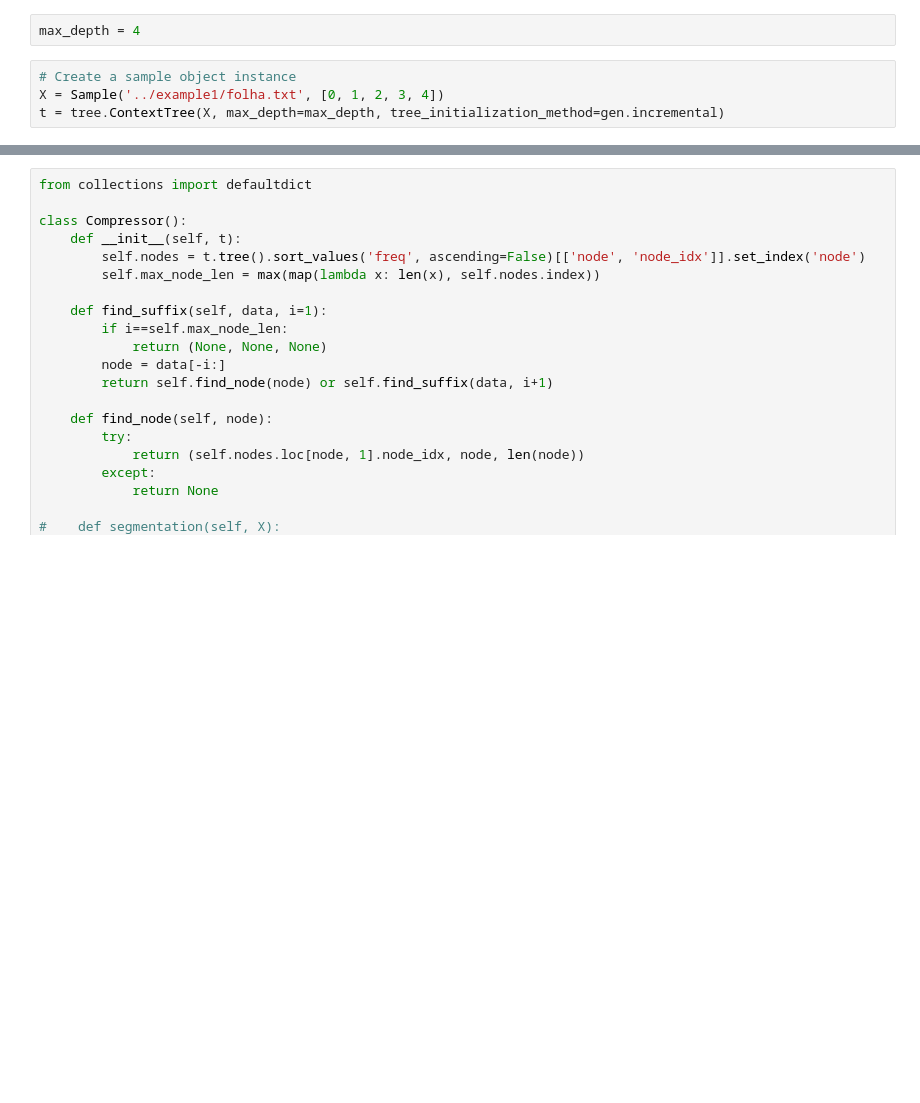
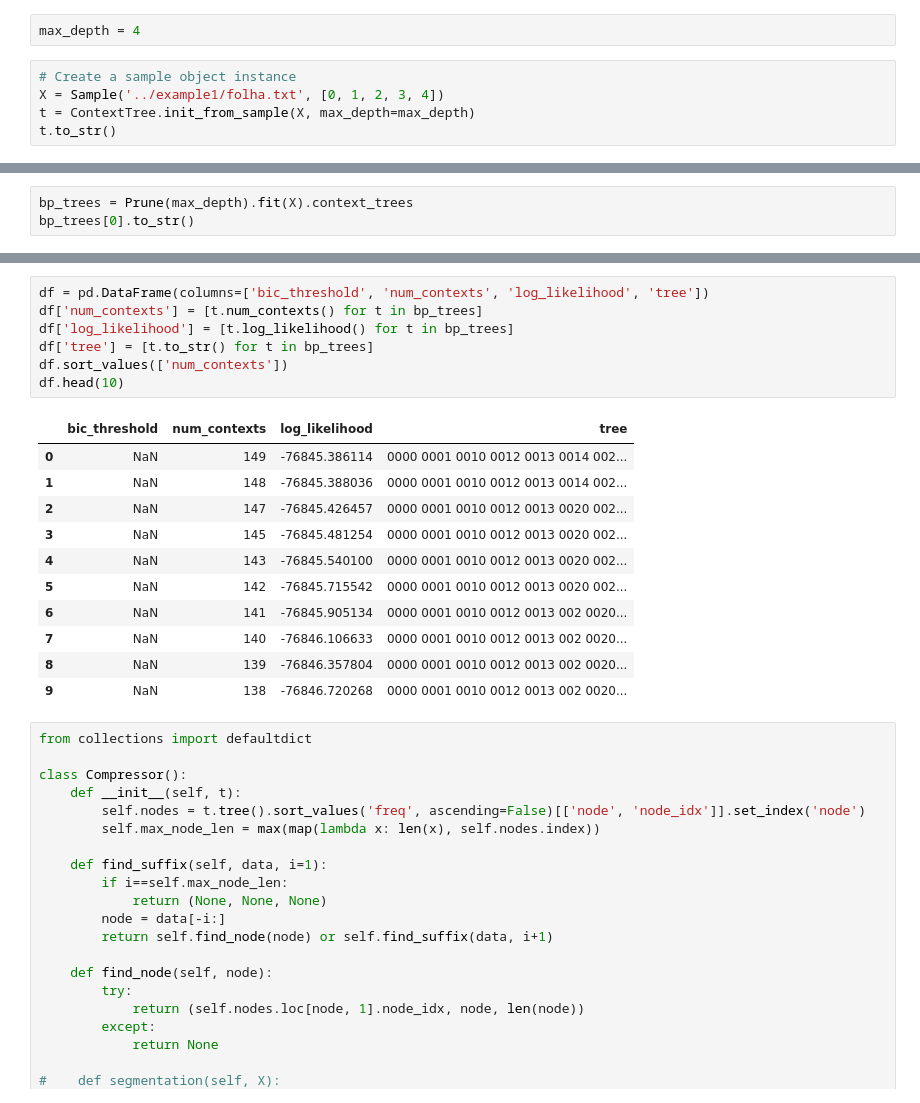
Before and after one commit to neuromat/smallest_maximizer_criterion, a Jupyter notebook: examples/notebooks/Pruning context trees (Incremental - EP vs BP).ipynb, the cells around one changed output, grey strips where cells are left out. Drawn from its saved outputs; the diff is of its cells as text; blank space fills up the shorter version.

```diff
--- a/examples/notebooks/Pruning context trees (Incremental - EP vs BP).ipynb
+++ b/examples/notebooks/Pruning context trees (Incremental - EP vs BP).ipynb
@@ -24,6 +25,7 @@ max_depth = 4
 # %%
 # Create a sample object instance
 X = Sample('../example1/folha.txt', [0, 1, 2, 3, 4])
-t = tree.ContextTree(X, max_depth=max_depth, tree_initialization_method=gen.incremental)
+t = ContextTree.init_from_sample(X, max_depth=max_depth)
+t.to_str()
 # %% [output]
 WARNING:root:Invalid characters were filtered from the provided sample (1 occurrences)
@@ -38,0 +39,3 @@ ep_trees.execute()
+# %%
+bp_trees = Prune(max_depth).fit(X).context_trees
+bp_trees[0].to_str()
@@ -65,3 +99,22 @@ g4l.display.draw_tree(bp_trees.context_trees[4])
+# %%
+df = pd.DataFrame(columns=['bic_threshold', 'num_contexts', 'log_likelihood', 'tree'])
+df['num_contexts'] = [t.num_contexts() for t in bp_trees]
+df['log_likelihood'] = [t.log_likelihood() for t in bp_trees]
+df['tree'] = [t.to_str() for t in bp_trees]
+df.sort_values(['num_contexts'])
+df.head(10)
+# %% [output]
+|  | bic_threshold | num_contexts | log_likelihood | tree |
+| 0 | NaN | 149 | -76845.386114 | 0000 0001 0010 0012 0013 0014 002... |
+| 1 | NaN | 148 | -76845.388036 | 0000 0001 0010 0012 0013 0014 002... |
+| 2 | NaN | 147 | -76845.426457 | 0000 0001 0010 0012 0013 0020 002... |
+| 3 | NaN | 145 | -76845.481254 | 0000 0001 0010 0012 0013 0020 002... |
+| 4 | NaN | 143 | -76845.540100 | 0000 0001 0010 0012 0013 0020 002... |
+| 5 | NaN | 142 | -76845.715542 | 0000 0001 0010 0012 0013 0020 002... |
+| 6 | NaN | 141 | -76845.905134 | 0000 0001 0010 0012 0013 002 0020... |
+| 7 | NaN | 140 | -76846.106633 | 0000 0001 0010 0012 0013 002 0020... |
+| 8 | NaN | 139 | -76846.357804 | 0000 0001 0010 0012 0013 002 0020... |
+| 9 | NaN | 138 | -76846.720268 | 0000 0001 0010 0012 0013 002 0020... |
 # %%
 from collections import defaultdict
 
```
Also changed, not shown: parts of 19 cells of this notebook, 16 other files.
